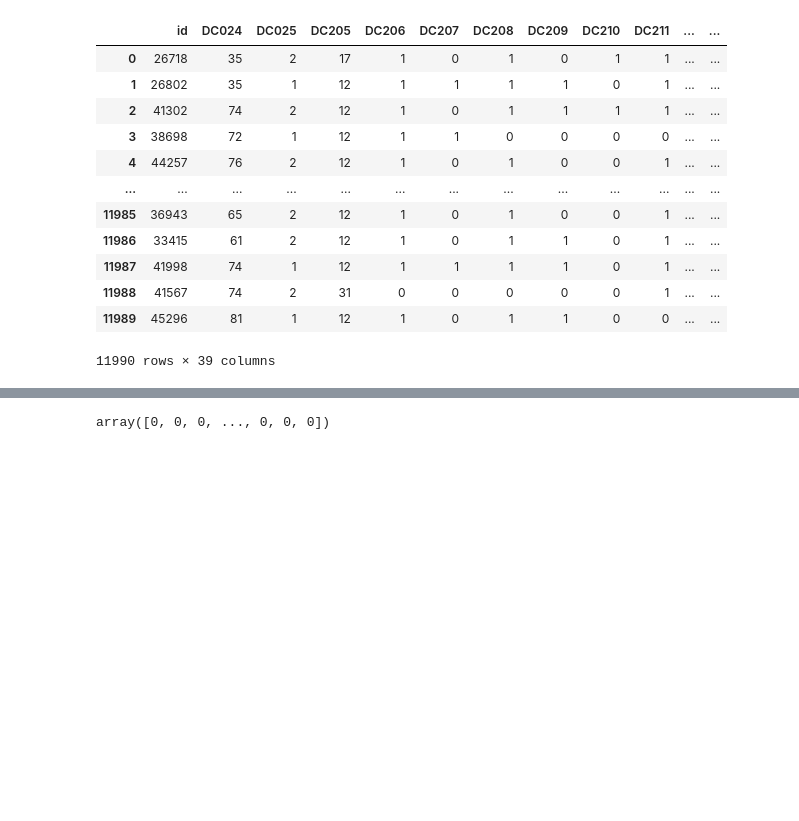
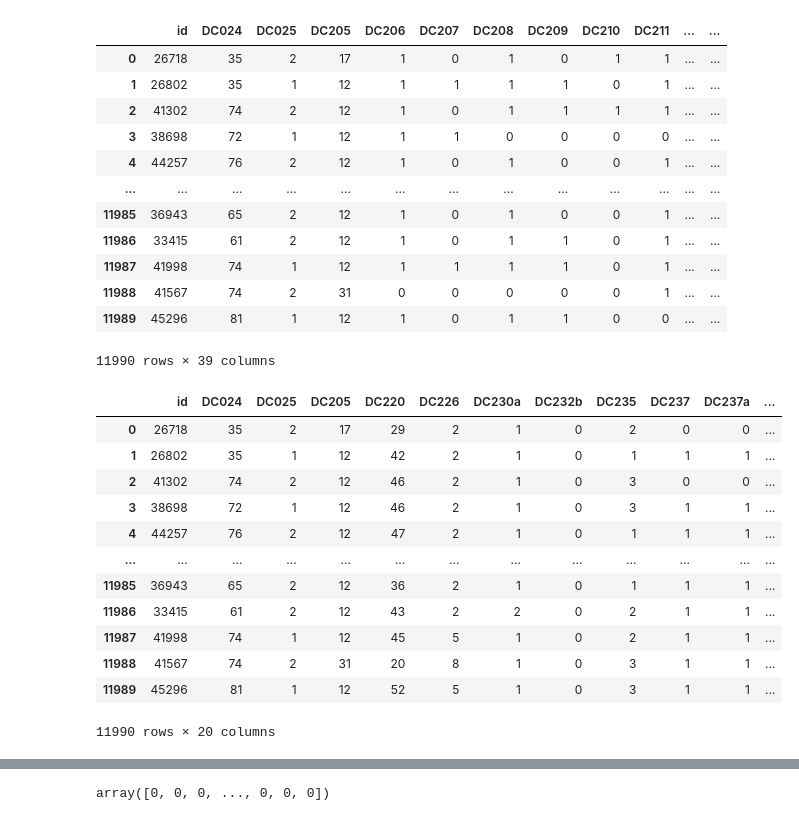
Before and after one commit to adrianuscharlie/DSC, a Jupyter notebook: predict.ipynb, the cells around one changed output, grey strips where cells are left out. Drawn from its saved outputs; the diff is of its cells as text; code cells hidden in the pictures; blank space fills up the shorter version.

```diff
--- a/predict.ipynb
+++ b/predict.ipynb
@@ -38,6 +38,26 @@ test
 | 11988 | 41567 | 74 | 2 | 31 | 0 | 0 | 0 | 0 | 0 | 1 | ... | ... |
 | 11989 | 45296 | 81 | 1 | 12 | 1 | 0 | 1 | 1 | 0 | 0 | ... | ... |
 11990 rows × 39 columns
+# %%
+selected=['id','DC024', 'DC025', 'DC205', 'DC220', 'DC226', 'DC230a', 'DC232b',
+       'DC235', 'DC237', 'DC237a', 'DC237b', 'DC237c', 'DC237d', 'DC237f',
+       'DC241', 'DC244', 'DC246', 'DC252', 'DC109']
+test=data[selected]
+test
+# %% [output]
+|  | id | DC024 | DC025 | DC205 | DC220 | DC226 | DC230a | DC232b | DC235 | DC237 | DC237a | ... |
+| 0 | 26718 | 35 | 2 | 17 | 29 | 2 | 1 | 0 | 2 | 0 | 0 | ... |
+| 1 | 26802 | 35 | 1 | 12 | 42 | 2 | 1 | 0 | 1 | 1 | 1 | ... |
+| 2 | 41302 | 74 | 2 | 12 | 46 | 2 | 1 | 0 | 3 | 0 | 0 | ... |
+| 3 | 38698 | 72 | 1 | 12 | 46 | 2 | 1 | 0 | 3 | 1 | 1 | ... |
+| 4 | 44257 | 76 | 2 | 12 | 47 | 2 | 1 | 0 | 1 | 1 | 1 | ... |
+| ... | ... | ... | ... | ... | ... | ... | ... | ... | ... | ... | ... | ... |
+| 11985 | 36943 | 65 | 2 | 12 | 36 | 2 | 1 | 0 | 1 | 1 | 1 | ... |
+| 11986 | 33415 | 61 | 2 | 12 | 43 | 2 | 2 | 0 | 2 | 1 | 1 | ... |
+| 11987 | 41998 | 74 | 1 | 12 | 45 | 5 | 1 | 0 | 2 | 1 | 1 | ... |
+| 11988 | 41567 | 74 | 2 | 31 | 20 | 8 | 1 | 0 | 3 | 1 | 1 | ... |
+| 11989 | 45296 | 81 | 1 | 12 | 52 | 5 | 1 | 0 | 3 | 1 | 1 | ... |
+11990 rows × 20 columns
 # %%
 test.iloc[:,1:]
 # %% [output]
```
Also changed, not shown: parts of 6 cells of this notebook, 8 other files.
